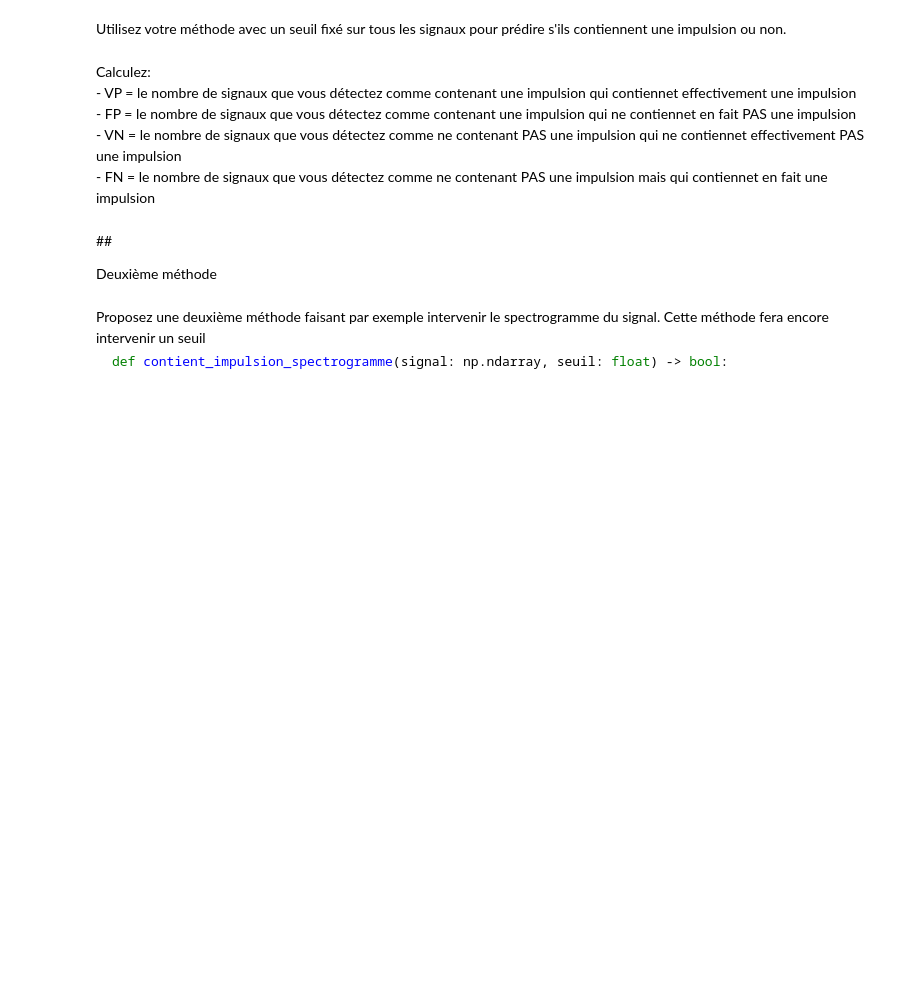
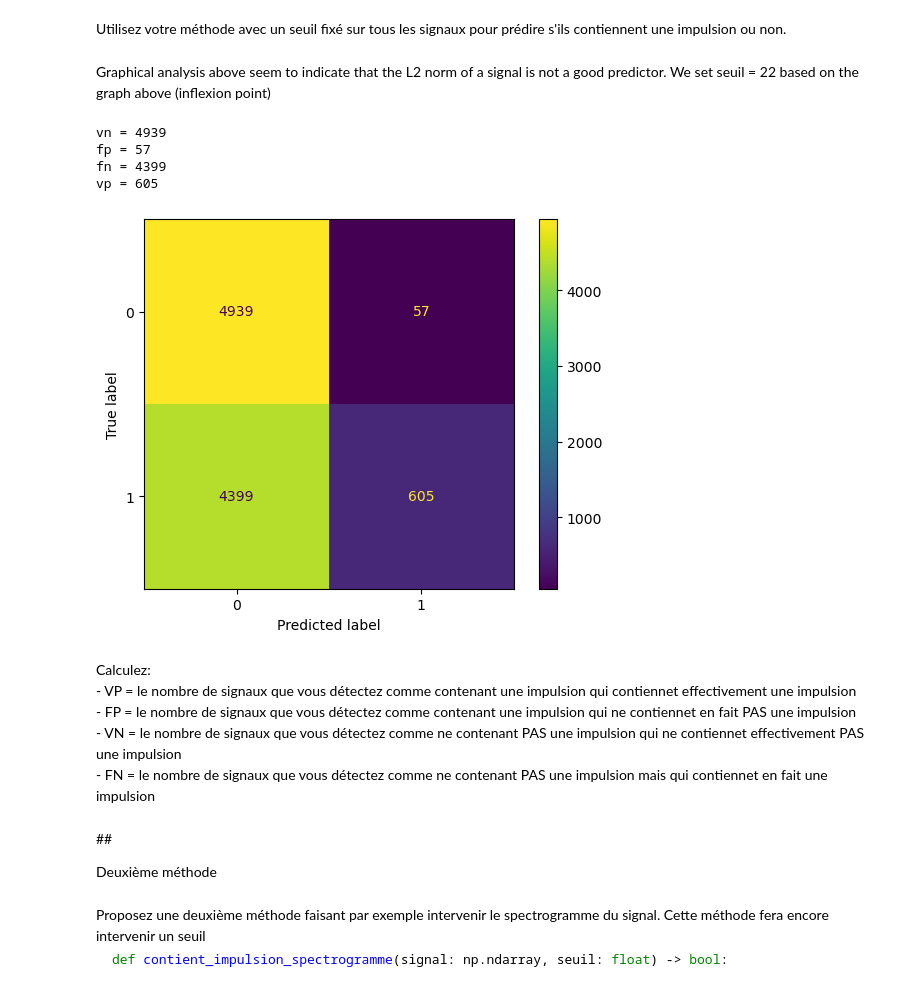
Before and after one commit to BenjaminDeporte/MVA, a Jupyter notebook: DLTS/Deporte_dlts-tp1.ipynb, the cells around one changed output. Saved outputs shown, nothing was run; the diff lists cells and outputs as text; code cells hidden in the pictures; blank space fills up the shorter version.

````diff
--- a/DLTS/Deporte_dlts-tp1.ipynb
+++ b/DLTS/Deporte_dlts-tp1.ipynb
@@ -454,3 +488,9 @@ labels = donnees['labels']
 ```python
 def contient_impulsion_energie(signal: np.ndarray, seuil: float) -> bool:
 ```
+# %%
+# the first very basic idea is to label a signal as having an impulsion if the total energy is above a certain threshold.
+
+def contient_impulsion_energie(signal : np.ndarray, seuil: float) -> bool:
+    energie = np.linalg.norm(signal)  # compute L2 norm
+    return energie > seuil
@@ -458,6 +510,34 @@ def contient_impulsion_energie(signal: np.ndarray, seuil: float) -> bool:
 <div class=consignes>
 Utilisez votre méthode avec un seuil fixé sur tous les signaux pour prédire s'ils contiennent une impulsion ou non.
 </div>
+# %% [markdown]
+Graphical analysis above seem to indicate that the L2 norm of a signal is not a good predictor.
+We set seuil = 22 based on the graph above (inflexion point)
+# %%
+threshold = 22
+
+y_true = labels
+y_pred = np.array([ 1 if contient_impulsion_energie(signaux[i],seuil=threshold)==True else 0 for i in range(10000) ])
+
+from sklearn.metrics import confusion_matrix, ConfusionMatrixDisplay
+
+cm = confusion_matrix(y_true, y_pred)
+vn, fp, fn, vp = cm.ravel()
+
+print(f'vn = {vn}')
+print(f'fp = {fp}')
+print(f'fn = {fn}')
+print(f'vp = {vp}')
+
+display = ConfusionMatrixDisplay(cm)
+display.plot()
+plt.show()
+# %% [output]
+vn = 4939
+fp = 57
+fn = 4399
+vp = 605
+[figure, added]
 # %% [markdown]
 <div class=consignes>
 Calculez: <br>
````
Also changed, not shown: parts of 5 cells of this notebook.
